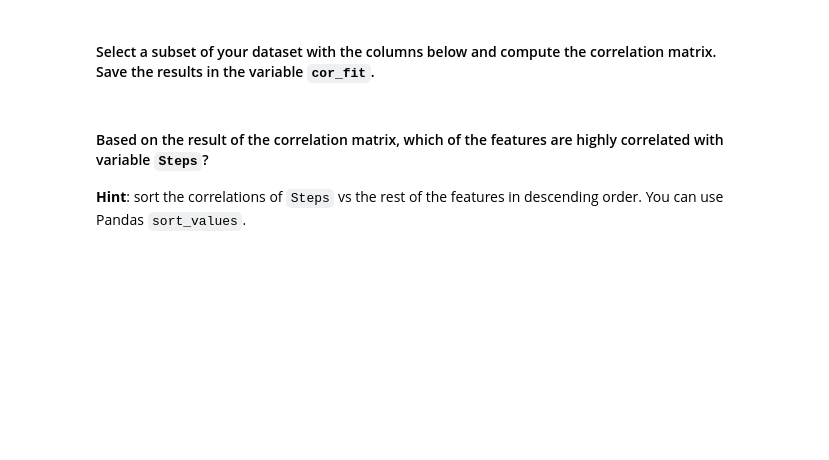
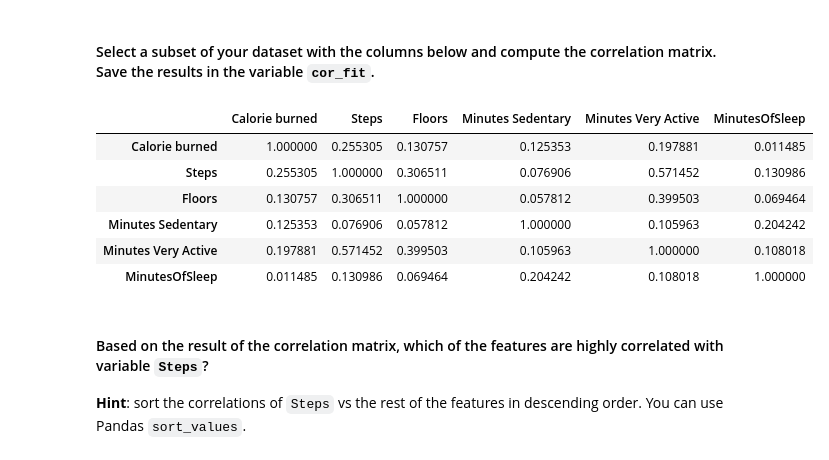
Before and after one commit to ouykhy/IronOuykhy, a Jupyter notebook: Module 2/week 4/Lab 5 pivots.ipynb, the cells around one changed output. Saved outputs shown, nothing was run; the diff lists cells and outputs as text; code cells hidden in the pictures; blank space fills up the shorter version.

```diff
--- a/Module 2/week 4/Lab 5 pivots.ipynb
+++ b/Module 2/week 4/Lab 5 pivots.ipynb
@@ -325,3 +322,16 @@ cor_fit =
+# %%
+# your code here
+subset=fitbit[['Calorie burned', 'Steps', 'Floors', 'Minutes Sedentary', 'Minutes Very Active', 'MinutesOfSleep']]
+cor_fit=subset.corr()
+cor_fit
+# %% [output]
+|  | Calorie burned | Steps | Floors | Minutes Sedentary | Minutes Very Active | MinutesOfSleep |
+| Calorie burned | 1.000000 | 0.255305 | 0.130757 | 0.125353 | 0.197881 | 0.011485 |
+| Steps | 0.255305 | 1.000000 | 0.306511 | 0.076906 | 0.571452 | 0.130986 |
+| Floors | 0.130757 | 0.306511 | 1.000000 | 0.057812 | 0.399503 | 0.069464 |
+| Minutes Sedentary | 0.125353 | 0.076906 | 0.057812 | 1.000000 | 0.105963 | 0.204242 |
+| Minutes Very Active | 0.197881 | 0.571452 | 0.399503 | 0.105963 | 1.000000 | 0.108018 |
+| MinutesOfSleep | 0.011485 | 0.130986 | 0.069464 | 0.204242 | 0.108018 | 1.000000 |
 # %% [markdown]
 #### Based on the result of the correlation matrix, which of the features are highly correlated with variable `Steps`?
 **Hint**: sort the correlations of `Steps` vs the rest of the features in descending order. You can use Pandas `sort_values`.
```
Also changed, not shown: parts of 2 cells of this notebook.
